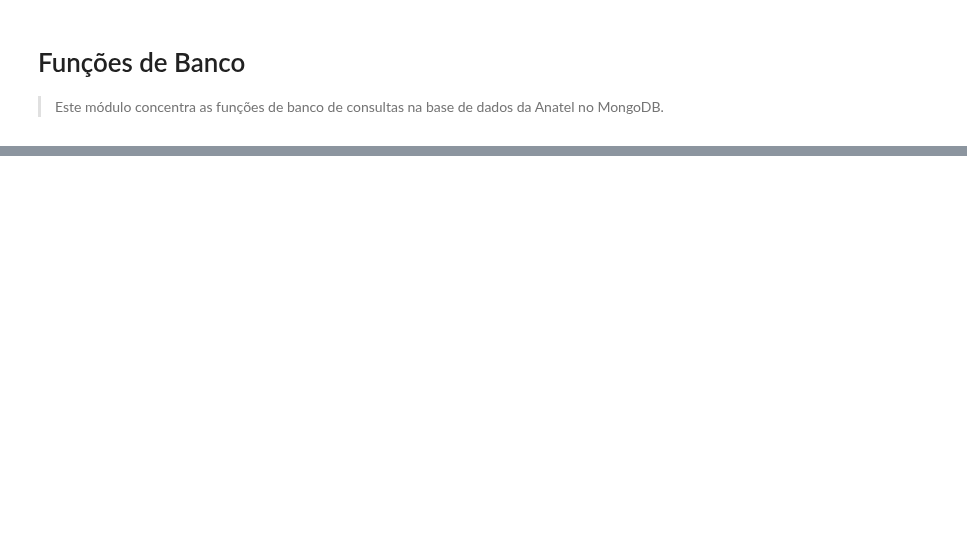
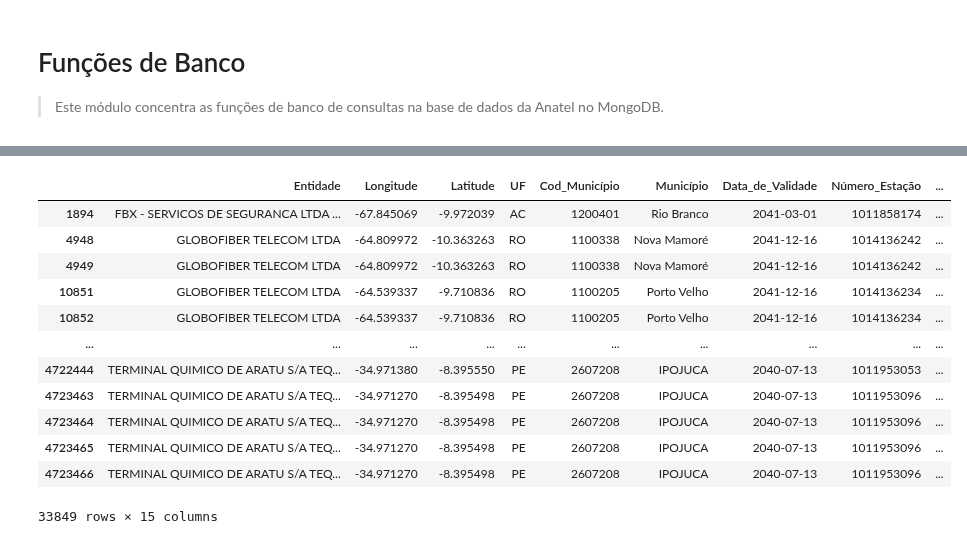
Before and after one commit to ronaldokun/anateldb, a Jupyter notebook: nbs/functionsdb.ipynb, the cells around one changed output, grey strips where cells are left out. Saved outputs shown, nothing was run; the diff lists cells and outputs as text; code cells hidden in the pictures; blank space fills up the shorter version.

```diff
--- a/nbs/functionsdb.ipynb
+++ b/nbs/functionsdb.ipynb
@@ -123,0 +193,6 @@ def consulta_telecom(mongo_client: MongoClient, # Objeto com o cliente para aces
+# %%
+EXCLUIDOS = ['010', '045', '450', '750', '171']
+# %%
+df = df[~df.Num_Serviço.isin(EXCLUIDOS)].reset_index(drop=True)
+# %%
+df['len_designacao'] = df.Designacao_Emissão.str.len()
@@ -124,3 +205,19 @@ def consulta_telecom(mongo_client: MongoClient, # Objeto com o cliente para aces
+# %%
+df[df.len_designacao == 9]
+# %% [output]
+|  | Entidade | Longitude | Latitude | UF | Cod_Município | Município | Data_de_Validade | Número_Estação | ... |
+| 1894 | FBX - SERVICOS DE SEGURANCA LTDA ... | -67.845069 | -9.972039 | AC | 1200401 | Rio Branco | 2041-03-01 | 1011858174 | ... |
+| 4948 | GLOBOFIBER TELECOM LTDA | -64.809972 | -10.363263 | RO | 1100338 | Nova Mamoré | 2041-12-16 | 1014136242 | ... |
+| 4949 | GLOBOFIBER TELECOM LTDA | -64.809972 | -10.363263 | RO | 1100338 | Nova Mamoré | 2041-12-16 | 1014136242 | ... |
+| 10851 | GLOBOFIBER TELECOM LTDA | -64.539337 | -9.710836 | RO | 1100205 | Porto Velho | 2041-12-16 | 1014136234 | ... |
+| 10852 | GLOBOFIBER TELECOM LTDA | -64.539337 | -9.710836 | RO | 1100205 | Porto Velho | 2041-12-16 | 1014136234 | ... |
+| ... | ... | ... | ... | ... | ... | ... | ... | ... | ... |
+| 4722444 | TERMINAL QUIMICO DE ARATU S/A TEQ... | -34.971380 | -8.395550 | PE | 2607208 | IPOJUCA | 2040-07-13 | 1011953053 | ... |
+| 4723463 | TERMINAL QUIMICO DE ARATU S/A TEQ... | -34.971270 | -8.395498 | PE | 2607208 | IPOJUCA | 2040-07-13 | 1011953096 | ... |
+| 4723464 | TERMINAL QUIMICO DE ARATU S/A TEQ... | -34.971270 | -8.395498 | PE | 2607208 | IPOJUCA | 2040-07-13 | 1011953096 | ... |
+| 4723465 | TERMINAL QUIMICO DE ARATU S/A TEQ... | -34.971270 | -8.395498 | PE | 2607208 | IPOJUCA | 2040-07-13 | 1011953096 | ... |
+| 4723466 | TERMINAL QUIMICO DE ARATU S/A TEQ... | -34.971270 | -8.395498 | PE | 2607208 | IPOJUCA | 2040-07-13 | 1011953096 | ... |
+33849 rows × 15 columns
 # %%
 {
     "_id" : "6337604b0eb00",
```
Also changed, not shown: parts of 14 cells of this notebook, 10 other files.
